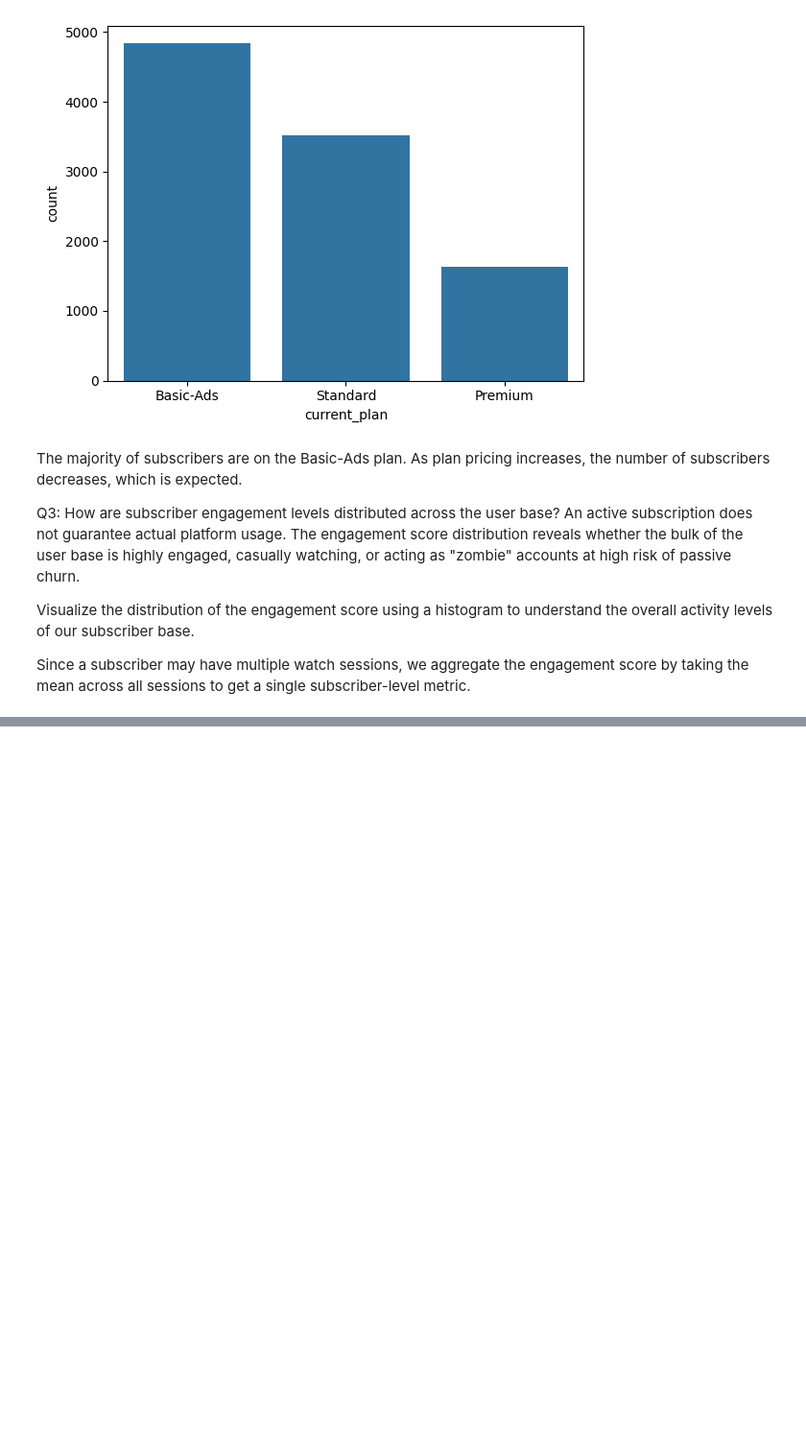
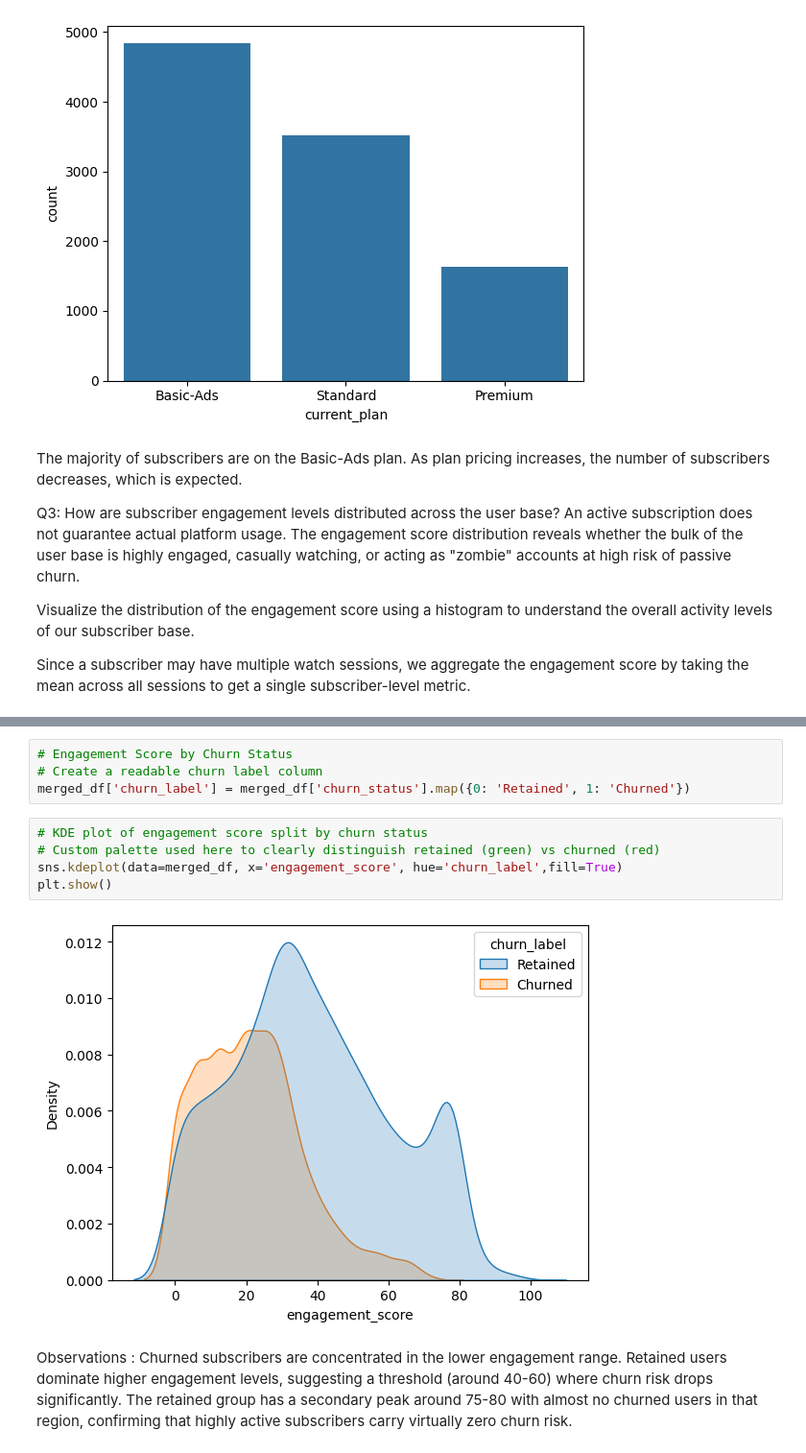
Before and after one commit to rachanachoudhary/ML-Learning, a Jupyter notebook: EDA - Pandas_Seaborn_matplot.ipynb, the cells around one changed output, grey strips where cells are left out. Shown at 96% size. Saved outputs shown, nothing was run; the diff lists cells and outputs as text; blank space fills up the shorter version.

```diff
--- a/EDA - Pandas_Seaborn_matplot.ipynb
+++ b/EDA - Pandas_Seaborn_matplot.ipynb
@@ -312,0 +358,16 @@ merged_df = pd.merge(df_subscribers, subscriber_engagement, on='subscriber_id',
+# %%
+# Engagement Score by Churn Status
+# Create a readable churn label column
+merged_df['churn_label'] = merged_df['churn_status'].map({0: 'Retained', 1: 'Churned'})
+# %%
+# KDE plot of engagement score split by churn status
+# Custom palette used here to clearly distinguish retained (green) vs churned (red)
+sns.kdeplot(data=merged_df, x='engagement_score', hue='churn_label',fill=True)
+plt.show()
+# %% [output]
+[figure, added]
+# %% [markdown]
+Observations :
+Churned subscribers are concentrated in the lower engagement range.
+Retained users dominate higher engagement levels, suggesting a threshold (around 40-60) where churn risk drops significantly.
+The retained group has a secondary peak around 75-80 with almost no churned users in that region, confirming that highly active subscribers carry virtually zero churn risk.
```
Also changed, not shown: parts of 24 cells of this notebook.
